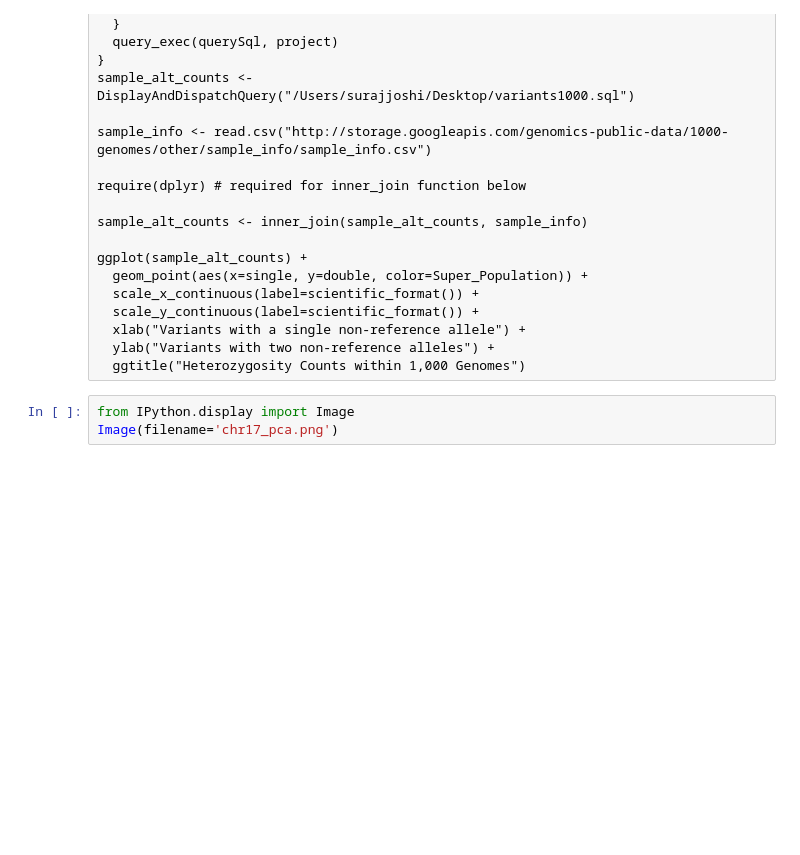
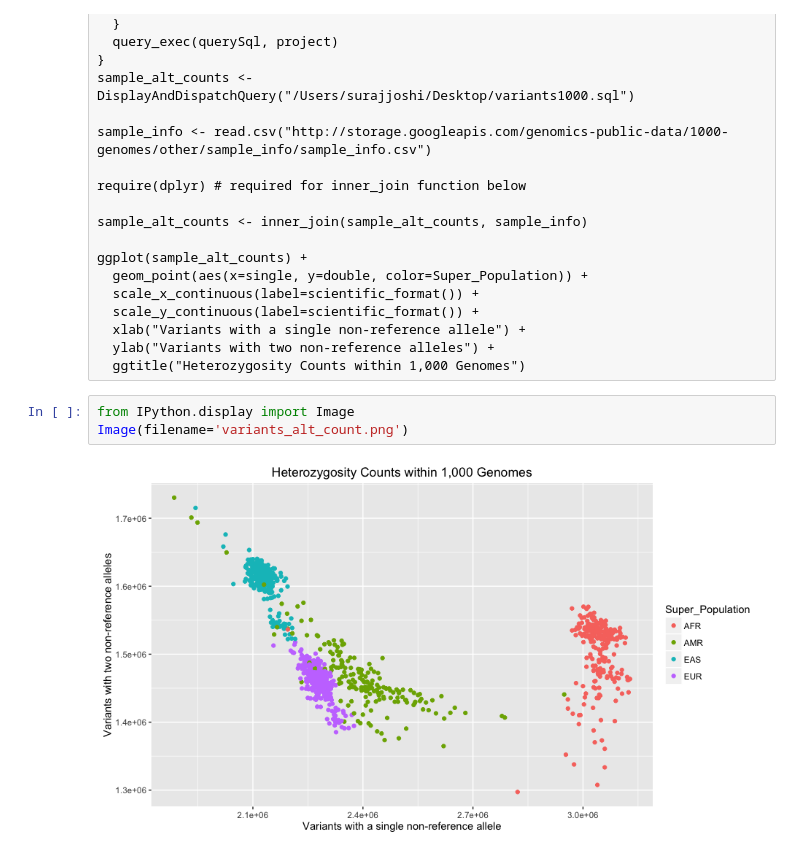
Before and after one commit to spjoshi/Google_Genomics, a Jupyter notebook: Guidelines.ipynb, the cells around one changed output. Saved outputs shown, nothing was run; the diff lists cells and outputs as text; blank space fills up the shorter version.

Commit message:
alternate counts

```diff
--- a/Guidelines.ipynb
+++ b/Guidelines.ipynb
@@ -635,4 +635,6 @@ ggplot(sample_alt_counts) +
   ggtitle("Heterozygosity Counts within 1,000 Genomes")
 # %%
 from IPython.display import Image
-Image(filename='chr17_pca.png')
+Image(filename='variants_alt_count.png')
+# %% [output]
+[figure, added]
```
